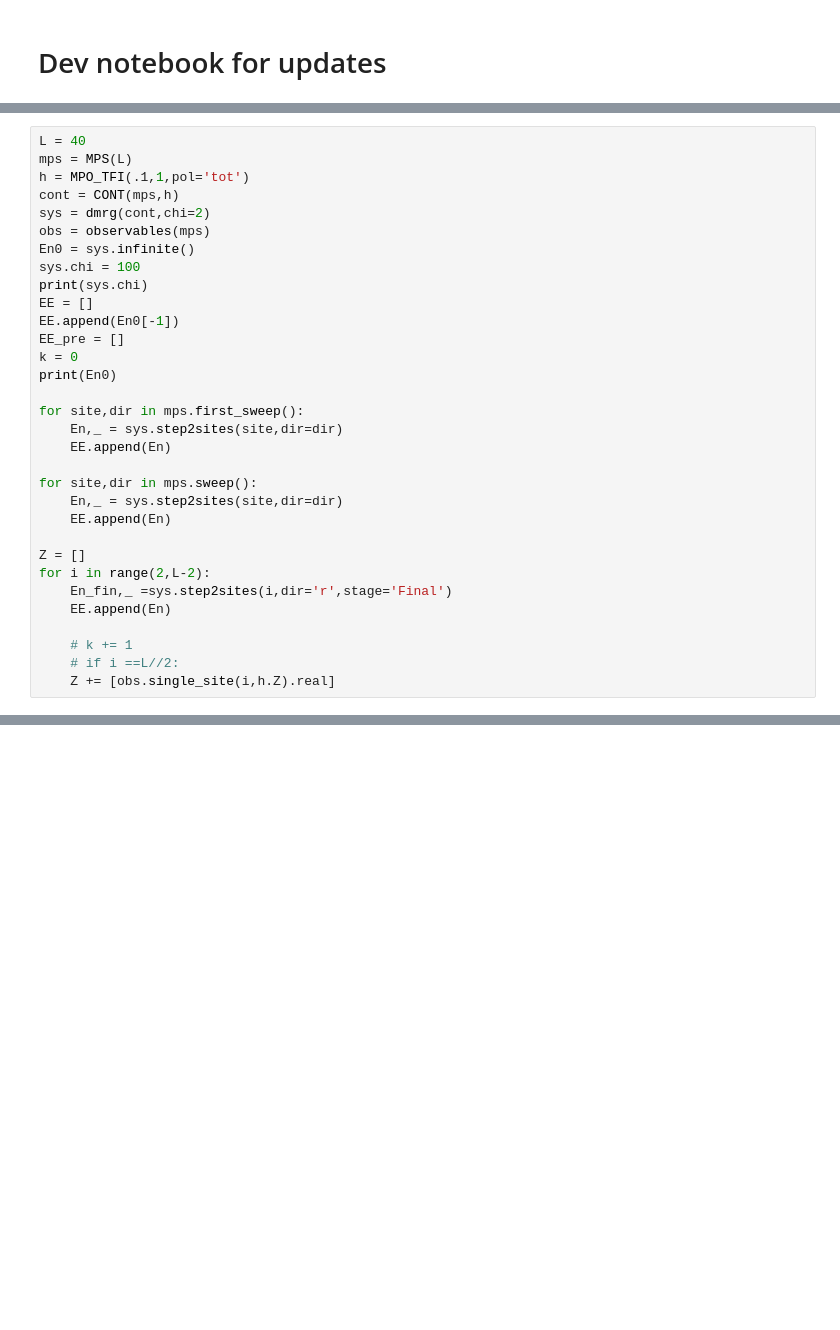
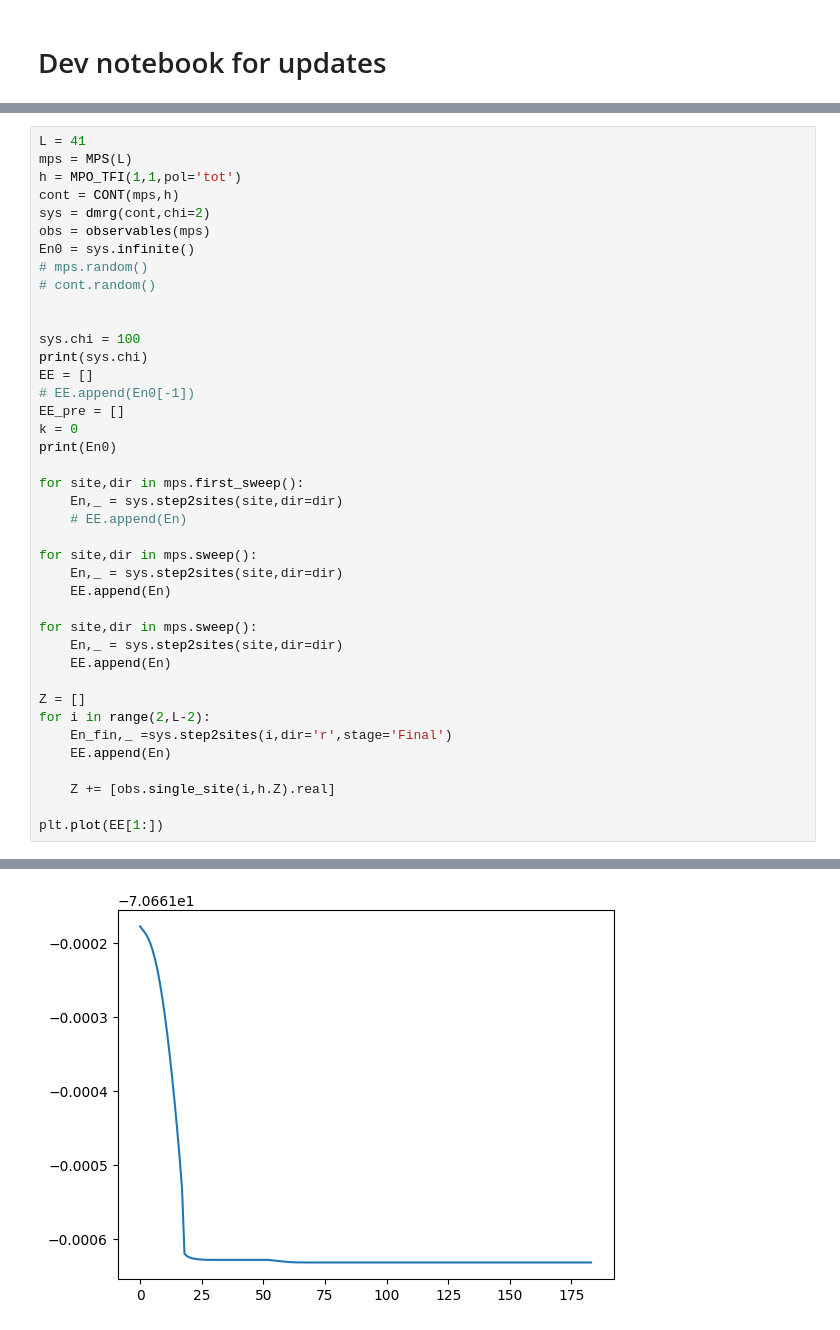
Before and after one commit to pietrorichelli/dmrg, a Jupyter notebook: dev/dev.ipynb, the cells around one changed output, grey strips where cells are left out. Drawn from its saved outputs; the diff is of its cells as text; blank space fills up the shorter version.

Commit message:
odd size branch and random ansatz

```diff
--- a/dev/dev.ipynb
+++ b/dev/dev.ipynb
@@ -72,20 +380,28 @@ class MPO_TFI():
 # %%
-L = 40
+L = 41
 mps = MPS(L)
-h = MPO_TFI(.1,1,pol='tot')
+h = MPO_TFI(1,1,pol='tot')
 cont = CONT(mps,h)
 sys = dmrg(cont,chi=2)
 obs = observables(mps)
 En0 = sys.infinite()
+# mps.random()
+# cont.random()
+
+
 sys.chi = 100
 print(sys.chi)
 EE = []
-EE.append(En0[-1])
+# EE.append(En0[-1])
 EE_pre = []
 k = 0
 print(En0)
 
 for site,dir in mps.first_sweep():
+    En,_ = sys.step2sites(site,dir=dir)
+    # EE.append(En)
+
+for site,dir in mps.sweep():
     En,_ = sys.step2sites(site,dir=dir)
     EE.append(En)
 
@@ -98,8 +414,8 @@ for i in range(2,L-2):
     En_fin,_ =sys.step2sites(i,dir='r',stage='Final')
     EE.append(En)
 
-    # k += 1
-    # if i ==L//2:
     Z += [obs.single_site(i,h.Z).real]
+
+plt.plot(EE[1:])
 # %% [output]
 100
@@ -109,0 +427 @@ for i in range(2,L-2):
+[figure, added]
```
Also changed, not shown: parts of 9 cells of this notebook, 5 other files.
